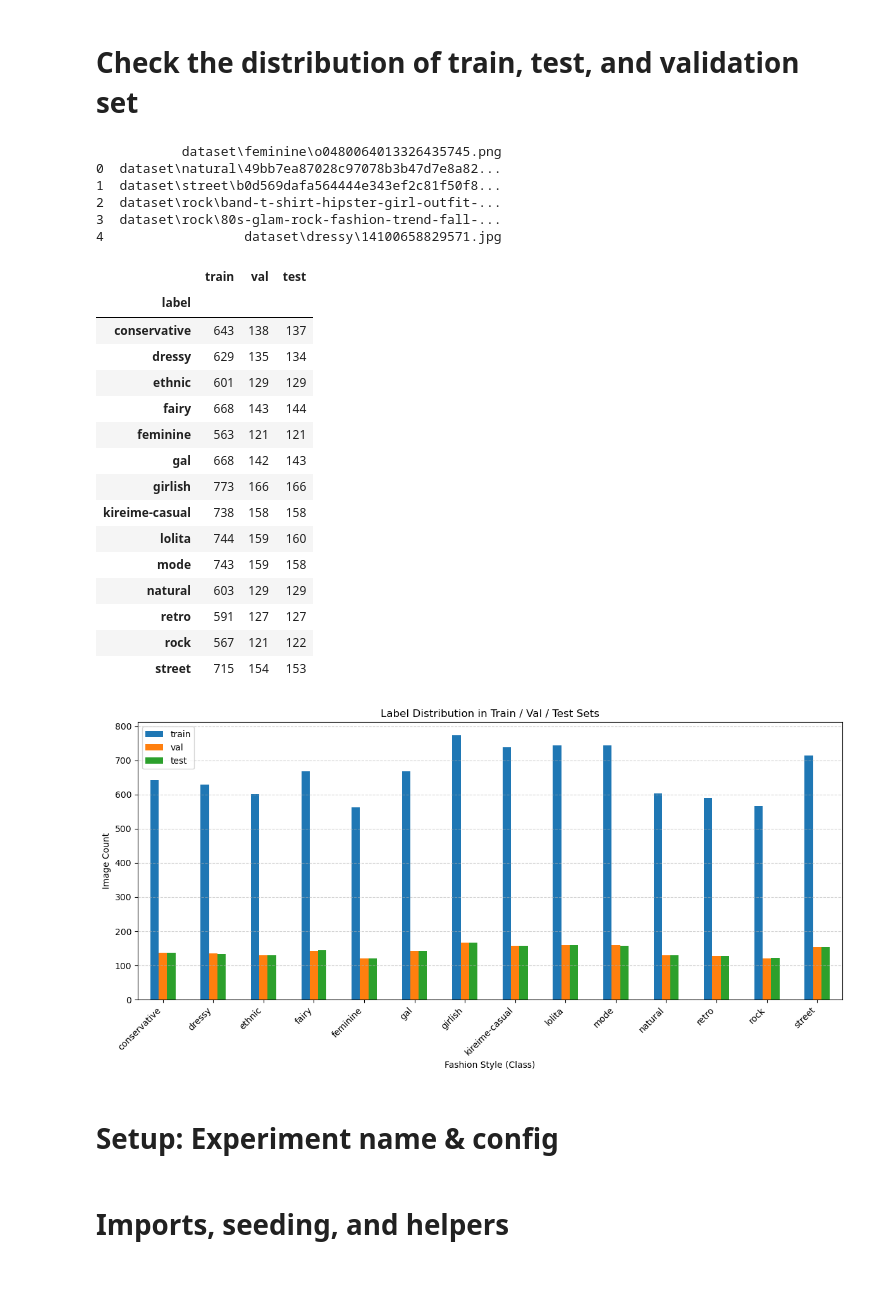
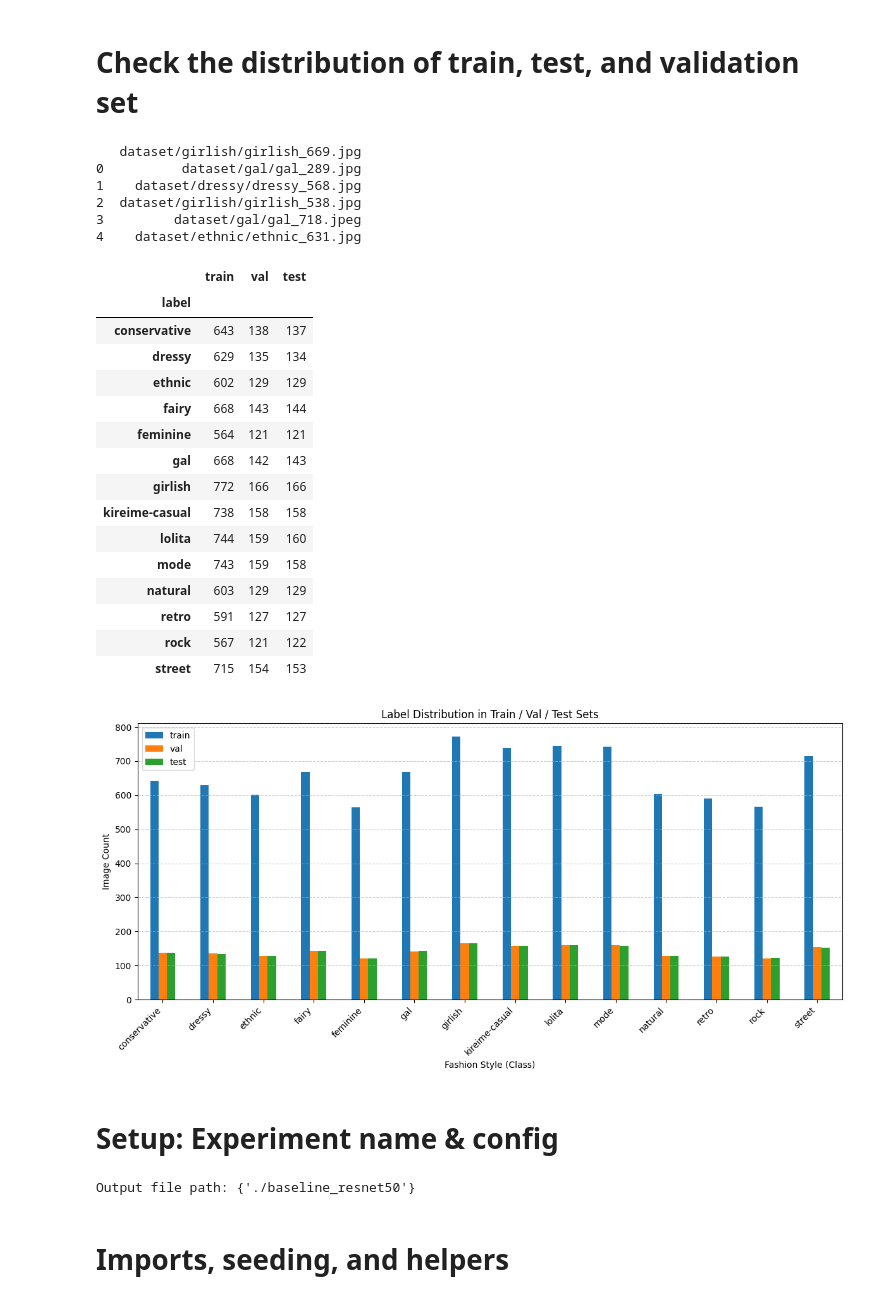
Before and after one commit to Sandyhsy/FusionStyle, a Jupyter notebook: 3_Baseline_Resnet50.ipynb, the cells around one changed output. Cells and saved outputs as stored; diff of their text form; code cells hidden in the pictures.

Commit message:
update baseline

```diff
--- a/3_Baseline_Resnet50.ipynb
+++ b/3_Baseline_Resnet50.ipynb
@@ -30,11 +30,14 @@ Train a baseline, transfer-learning `ResNet50` model on the FashionStyle14 datas
 # %%
 import pandas as pd
 import matplotlib.pyplot as plt
+from pathlib import Path
+import re
 
 # Read the fixed CSVs
-train_df = pd.read_csv("train_new.csv")
-val_df   = pd.read_csv("val_new.csv")
-test_df  = pd.read_csv("test_new.csv")
+base_path = Path("FashionStyle14_v1")
+train_df = pd.read_csv(base_path / "train_new.csv")
+val_df   = pd.read_csv(base_path / "val_new.csv")
+test_df  = pd.read_csv(base_path / "test_new.csv")
 
 # Show the first few lines to confirm column names
 print(train_df.head())
@@ -45,52 +48,59 @@ print(train_df.head())
 # then extract the class from the path:
 
 def extract_label(path):
-    # split by "/" and take the second component (after "dataset")
-    return path.split("\\")[1]
+    if pd.isna(path):
+        return "unknown"
+    parts = re.split(r"[\\/]+", str(path).strip())  # split on / or \
+    # expected: ["dataset", "<label>", "file"]
+    if len(parts) >= 3 and parts[0].lower() == "dataset":
+        return parts[1]
+    elif len(parts) >= 2:
+        return parts[-2]   # fallback: parent folder
+    return "unknown"
 
 train_df["label"] = train_df.iloc[:,0].apply(extract_label)
 val_df["label"]   = val_df.iloc[:,0].apply(extract_label)
 test_df["label"]  = test_df.iloc[:,0].apply(extract_label)
 
 # Count label frequencies
 train_counts = train_df["label"].value_counts().sort_index()
 val_counts   = val_df["label"].value_counts().sort_index()
 test_counts  = test_df["label"].value_counts().sort_index()
 
 # Combine into one DataFrame for plotting
 dist_df = pd.DataFrame({
     "train": train_counts,
     "val": val_counts,
     "test": test_counts
 }).fillna(0).astype(int)
 
 display(dist_df)
 
 # ----- Plot -----
 dist_df.plot(kind="bar", figsize=(12,6))
 plt.title("Label Distribution in Train / Val / Test Sets")
 plt.xlabel("Fashion Style (Class)")
 plt.ylabel("Image Count")
 plt.xticks(rotation=45, ha='right')
 plt.grid(axis="y", linestyle="--", alpha=0.6)
 plt.tight_layout()
 plt.show()
 # %% [output]
-           dataset\feminine\o0480064013326435745.png
-0  dataset\natural\49bb7ea87028c97078b3b47d7e8a82...
-1  dataset\street\b0d569dafa564444e343ef2c81f50f8...
-2  dataset\rock\band-t-shirt-hipster-girl-outfit-...
-3  dataset\rock\80s-glam-rock-fashion-trend-fall-...
-4                  dataset\dressy\14100658829571.jpg
+   dataset/girlish/girlish_669.jpg
+0          dataset/gal/gal_289.jpg
+1    dataset/dressy/dressy_568.jpg
+2  dataset/girlish/girlish_538.jpg
+3         dataset/gal/gal_718.jpeg
+4    dataset/ethnic/ethnic_631.jpg
 |  | train | val | test |
 | label |  |  |  |
 | conservative | 643 | 138 | 137 |
 | dressy | 629 | 135 | 134 |
-| ethnic | 601 | 129 | 129 |
+| ethnic | 602 | 129 | 129 |
 | fairy | 668 | 143 | 144 |
-| feminine | 563 | 121 | 121 |
+| feminine | 564 | 121 | 121 |
 | gal | 668 | 142 | 143 |
-| girlish | 773 | 166 | 166 |
+| girlish | 772 | 166 | 166 |
 | kireime-casual | 738 | 158 | 158 |
 | lolita | 744 | 159 | 160 |
 | mode | 743 | 159 | 158 |
@@ -103,7 +113,7 @@ plt.show()
 # Setup: Experiment name & config
 # %%
 # EXPT NAME (appears in saved files / logs)
-EXPT_NAME = "resnet50_fashionstyle14_baseline"
+EXPT_NAME = "baseline_resnet50"
 
 TRAIN_CSV = "train_new.csv"
 VAL_CSV   = "val_new.csv"
@@ -112,7 +122,7 @@ TEST_CSV  = "test_new.csv"
 # Data
 IMG_SIZE = 224
 BATCH_SIZE = 32
-NUM_WORKERS = 0  # set higher if your runtime supports it
+NUM_WORKERS = 0
 
 # Training
 EPOCHS = 25
@@ -125,7 +135,10 @@ SEED = 42
 NUM_CLASSES = 14
 
 # Where to save artifacts
-OUT_DIR = f"./outputs_{EXPT_NAME}"
+OUT_DIR = f"./{EXPT_NAME}"
+print(f"Output file path:", {OUT_DIR})
+# %% [output]
+Output file path: {'./baseline_resnet50'}
 # %% [markdown]
 # Imports, seeding, and helpers
 # %%
```
Also changed, not shown: parts of 1 cell of this notebook.
